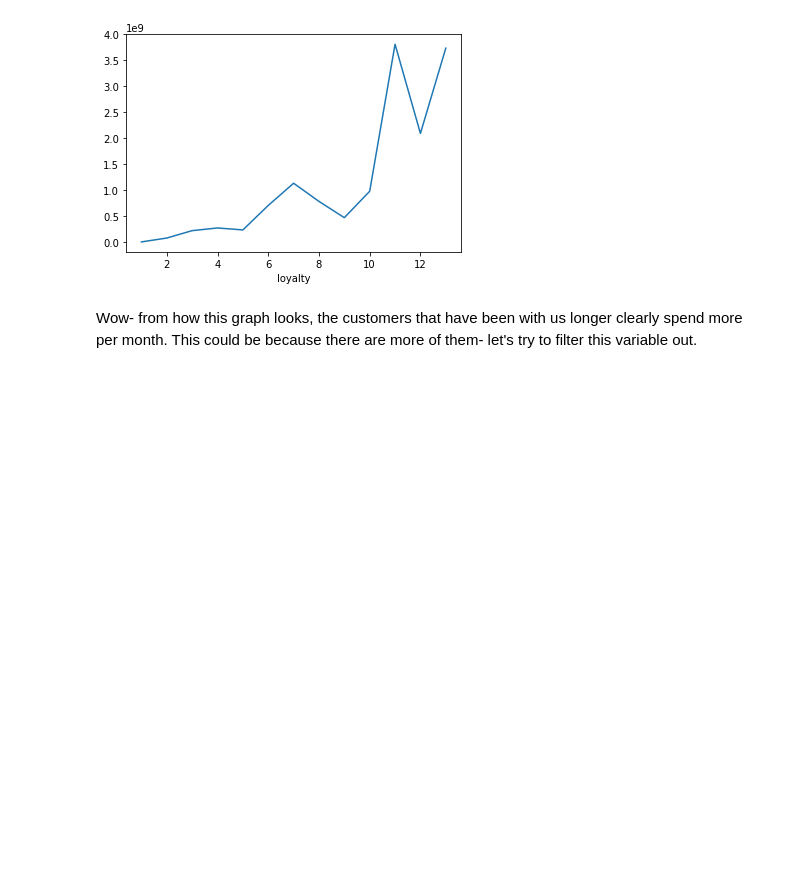
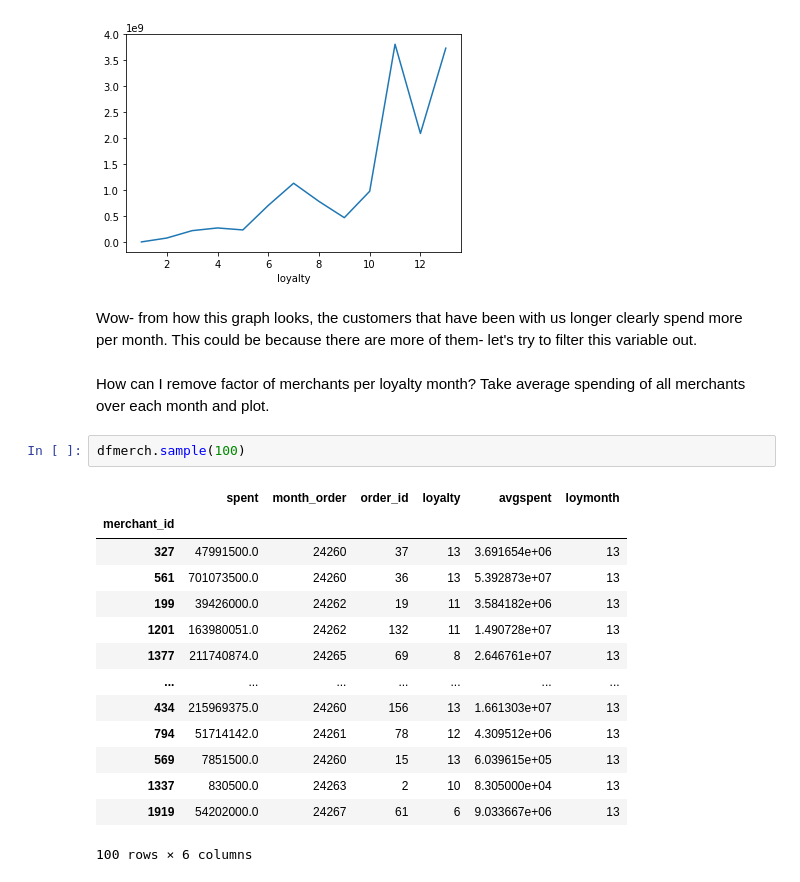
Before and after one commit to graceflitsch/DataScience, a Jupyter notebook: GNB3.ipynb, the cells around one changed output. Cells and saved outputs as stored; diff of their text form; blank space fills up the shorter version.

```diff
--- a/GNB3.ipynb
+++ b/GNB3.ipynb
@@ -482,3 +482,22 @@ dfmerch.groupby(by ='loyalty')['avgspent'].sum().plot()
 [figure]
 # %% [markdown]
 Wow- from how this graph looks, the customers that have been with us longer clearly spend more per month. This could be because there are more of them- let's try to filter this variable out.
+# %% [markdown]
+How can I remove factor of merchants per loyalty month? Take average spending of all merchants over each month and plot.
+# %%
+dfmerch.sample(100)
+# %% [output]
+|  | spent | month_order | order_id | loyalty | avgspent | loymonth |
+| merchant_id |  |  |  |  |  |  |
+| 327 | 47991500.0 | 24260 | 37 | 13 | 3.691654e+06 | 13 |
+| 561 | 701073500.0 | 24260 | 36 | 13 | 5.392873e+07 | 13 |
+| 199 | 39426000.0 | 24262 | 19 | 11 | 3.584182e+06 | 13 |
+| 1201 | 163980051.0 | 24262 | 132 | 11 | 1.490728e+07 | 13 |
+| 1377 | 211740874.0 | 24265 | 69 | 8 | 2.646761e+07 | 13 |
+| ... | ... | ... | ... | ... | ... | ... |
+| 434 | 215969375.0 | 24260 | 156 | 13 | 1.661303e+07 | 13 |
+| 794 | 51714142.0 | 24261 | 78 | 12 | 4.309512e+06 | 13 |
+| 569 | 7851500.0 | 24260 | 15 | 13 | 6.039615e+05 | 13 |
+| 1337 | 830500.0 | 24263 | 2 | 10 | 8.305000e+04 | 13 |
+| 1919 | 54202000.0 | 24267 | 61 | 6 | 9.033667e+06 | 13 |
+100 rows × 6 columns
```
Also changed, not shown: parts of 6 cells of this notebook.
